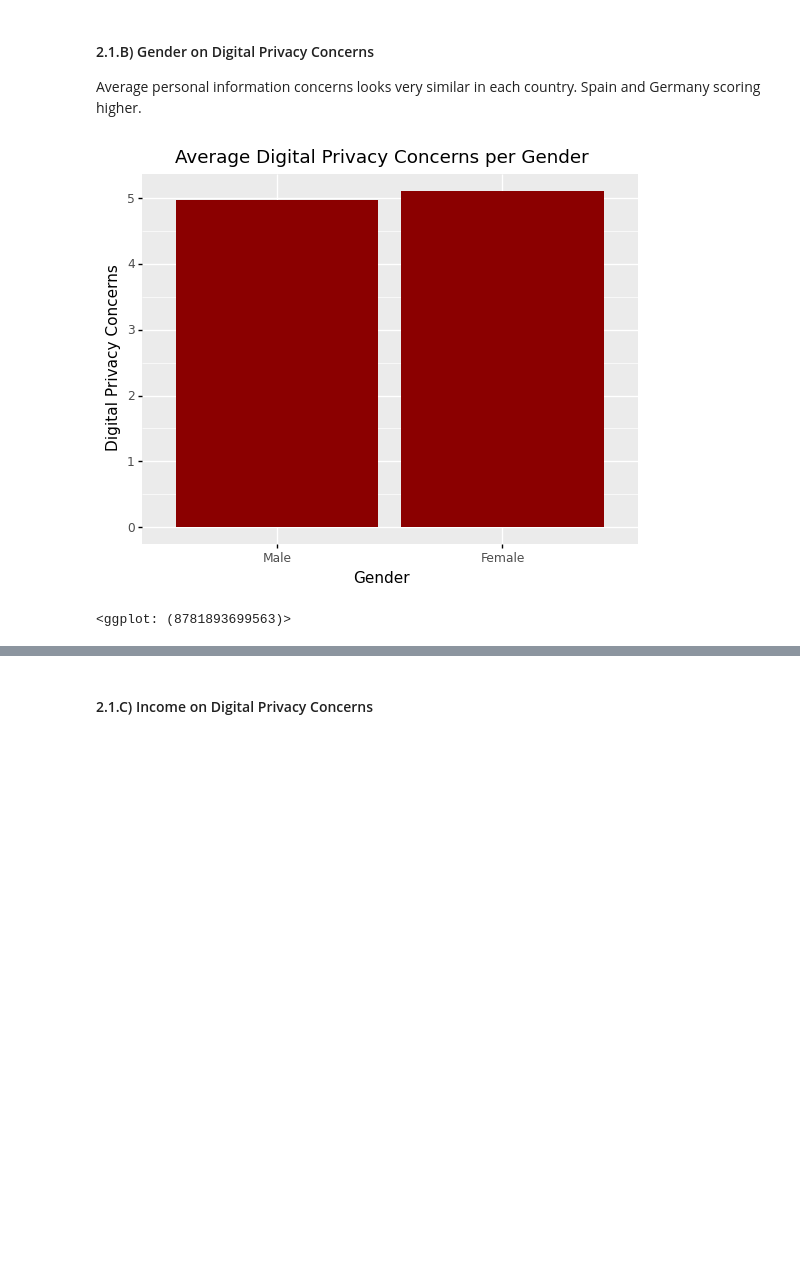
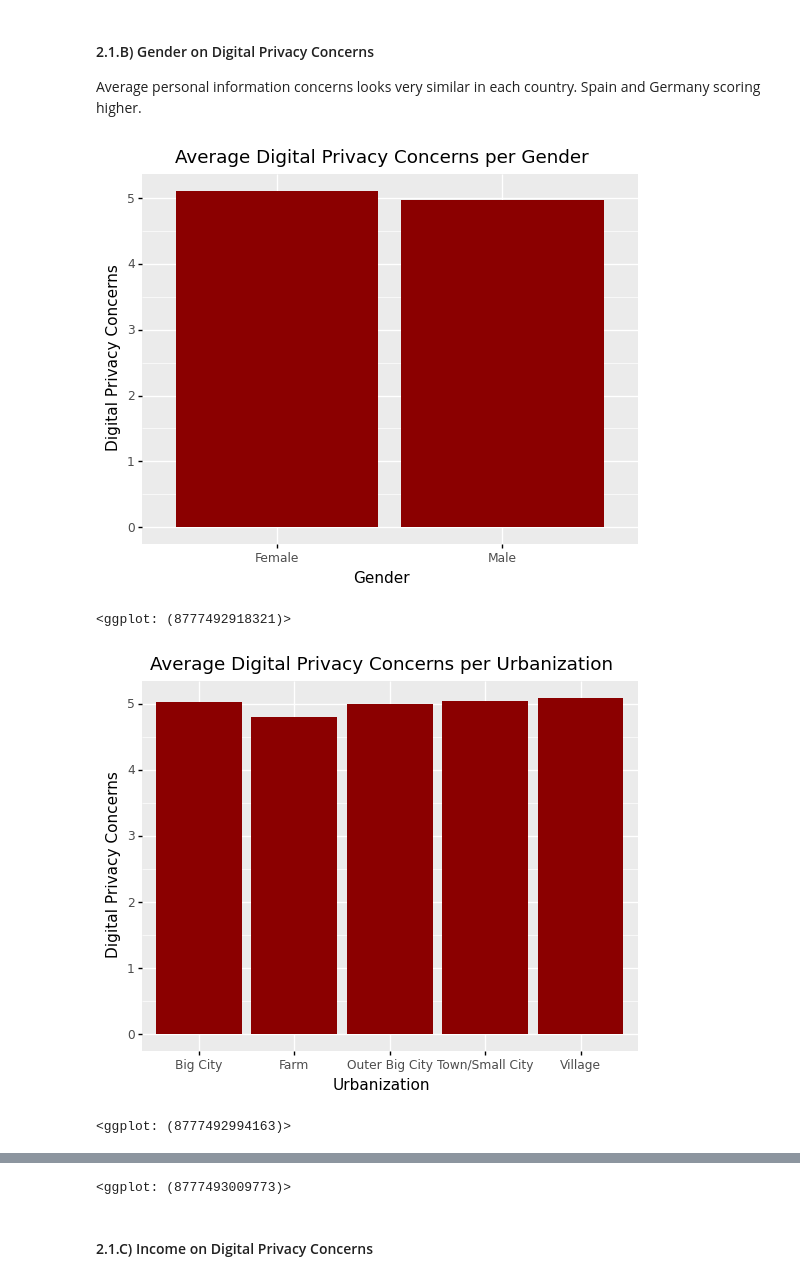
Before and after one commit to tugberkcapraz/pi_concerns, a Jupyter notebook: Post.ipynb, the cells around one changed output, grey strips where cells are left out. Saved outputs shown, nothing was run; the diff lists cells and outputs as text; code cells hidden in the pictures; blank space fills up the shorter version.

```diff
--- a/Post.ipynb
+++ b/Post.ipynb
@@ -385,29 +397,19 @@ age_vs_pi
 # %% [markdown]
 #### 2.1.B) Gender on Digital Privacy Concerns
 Average personal information concerns looks very similar in each country. Spain and Germany scoring higher.
-# %%
-mask = df.groupby("gender")["pi_concerns"].mean().reset_index().copy()
-mask.dropna(inplace=True)
-
-# Create the plot
-gender_vs_pi = (
-        ggplot(mask,
-               aes(x="factor(gender)", y="pi_concerns")) +
-        geom_col(stat="identity", fill="darkred") +
-        xlab("Gender") +
-        ylab("Digital Privacy Concerns") +
-        ggtitle("Average Digital Privacy Concerns per Gender") +
-        scale_x_discrete(name = "Gender",
-                         breaks=[1,2],
-                         labels=["Male", "Female"])
-                )
-# save plot
-ggplot.save(self=gender_vs_pi,
-            filename="gender_vs_pi.png",
-            path="plots/")
-
-# display the plot
-gender_vs_pi
-# %% [output]
-[figure, removed]
-<ggplot: (8781893699563)>
+# %%
+demographics_dict = {"gender":"Gender",
+                 "urbanization": "Urbanization",
+                 "country":"Country"}
+for key, value in demographics_dict.items():
+    display(plotbars(df,
+             x=key, y="pi_concerns",
+             x_label=value,
+             y_label=y_label,
+             mean_transform=True,
+             save_fig=True))
+# %% [output]
+[figure, added]
+<ggplot: (8777492918321)>
+[figure, added]
+<ggplot: (8777492994163)>
@@ -414,2 +417,3 @@ gender_vs_pi
+<ggplot: (8777493009773)>
 # %% [markdown]
 #### 2.1.C) Income on Digital Privacy Concerns
```
Also changed, not shown: parts of 46 cells of this notebook, 32 other files.
